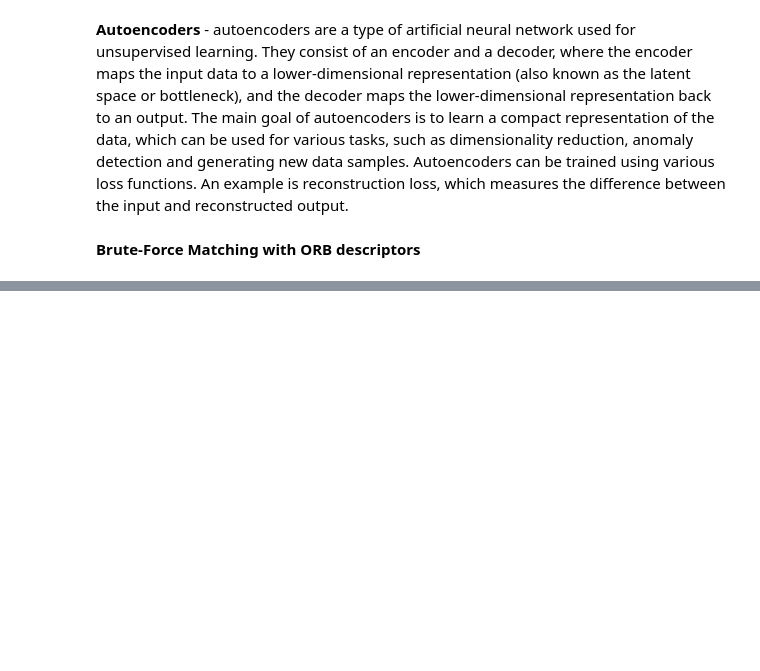
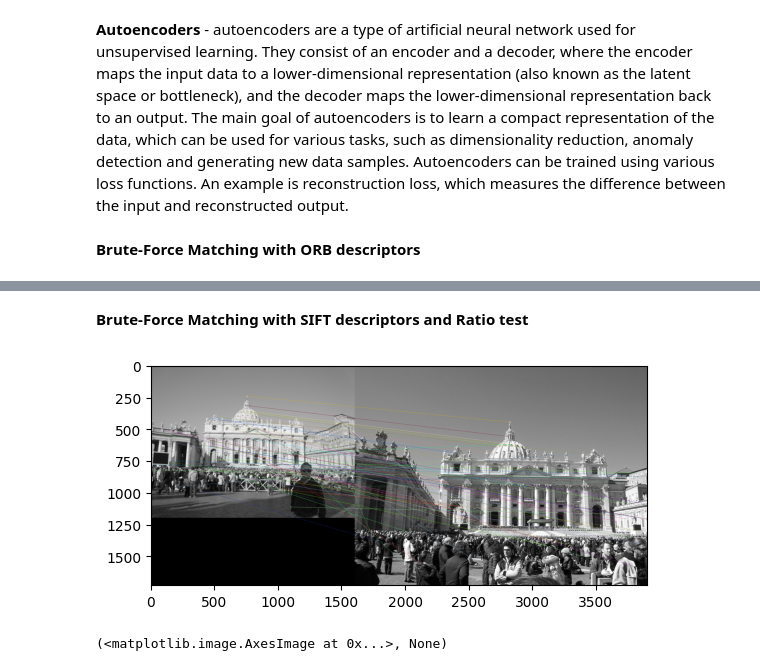
Before and after one commit to AleksandrMorozov123/Computer-vision-with-TensorFlow-Keras-and-OpenCV, a Jupyter notebook: computer-vision-algorithms.ipynb, the cells around one changed output, grey strips where cells are left out. Saved outputs shown, nothing was run; the diff lists cells and outputs as text; code cells hidden in the pictures; blank space fills up the shorter version.

```diff
--- a/computer-vision-algorithms.ipynb
+++ b/computer-vision-algorithms.ipynb
@@ -212 +211,33 @@ plt.imshow (img3), plt.show ()
 (<matplotlib.image.AxesImage at 0x...>, None)
+# %% [markdown]
+**Brute-Force Matching with SIFT descriptors and Ratio test**
+# %%
+img1 = cv2.imread ('/kaggle/input/google-image-recognition-tutorial/roma_1.jpg',
+                  cv2.IMREAD_GRAYSCALE) # query image
+img2 = cv2.imread ('/kaggle/input/google-image-recognition-tutorial/roma_2.jpg',
+                  cv2.IMREAD_GRAYSCALE) # train image
+
+# initiate SIFT detector
+sift = cv2.SIFT_create ()
+
+# find the keypoints and descriptors with SIFT
+kp1, des1 = sift.detectAndCompute (img1, None)
+kp2, des2 = sift.detectAndCompute (img2, None)
+
+# BFMatcher with default params
+bf = cv2.BFMatcher ()
+matches = bf.knnMatch (des1, des2, k = 2)
+
+# apply ratio test
+good = []
+for m, n in matches:
+    if m.distance < 0.75 * n.distance:
+        good.append ([m])
+
+# cv2.drawMatchesKnn expects list of lists as matches
+img3 = cv2.drawMatchesKnn (img1, kp1, img2, kp2, good, None, flags = cv2.DrawMatchesFlags_NOT_DRAW_SINGLE_POINTS)
+
+plt.imshow (img3), plt.show ()
+# %% [output]
+[figure, added]
+(<matplotlib.image.AxesImage at 0x...>, None)
```
Also changed, not shown: parts of 6 cells of this notebook.
